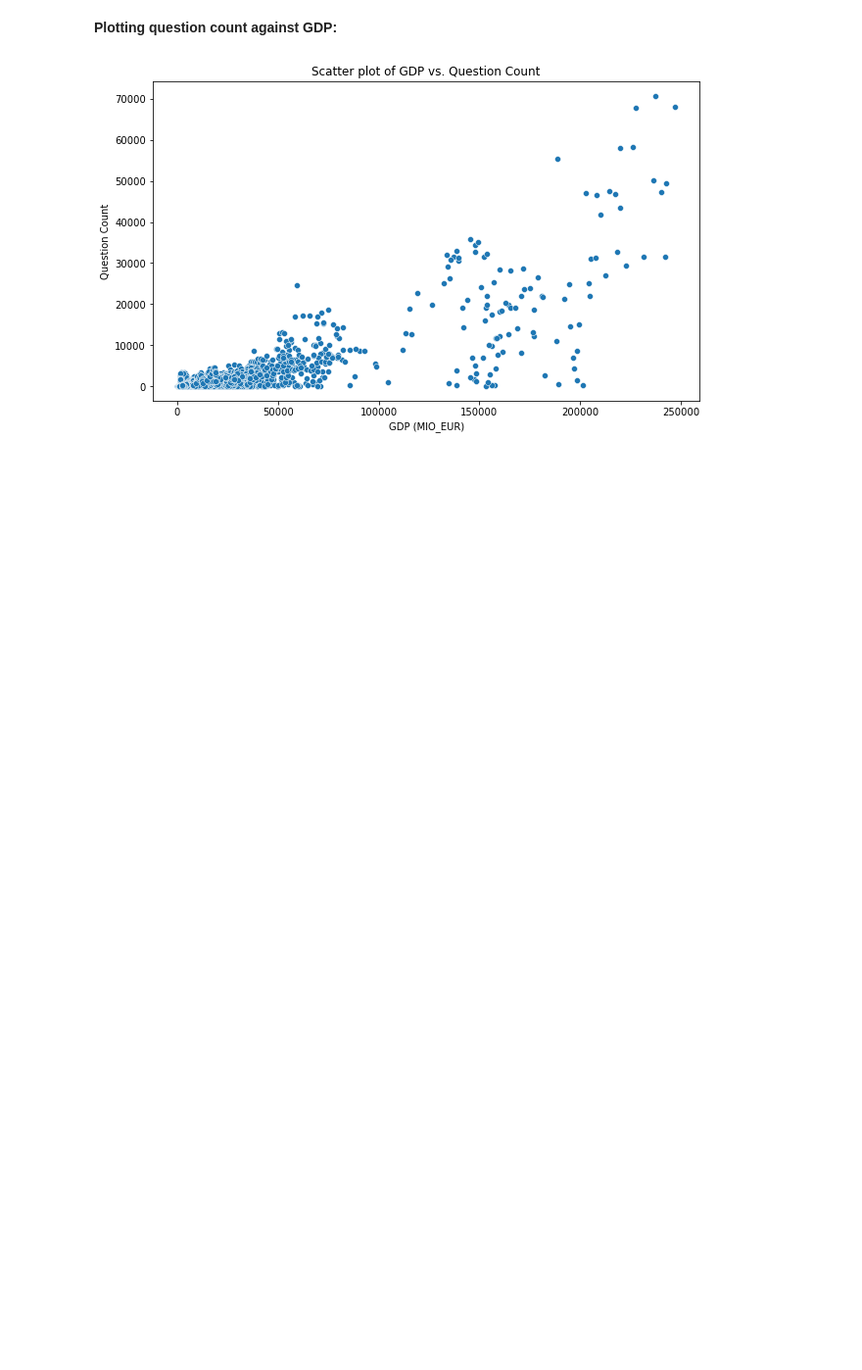
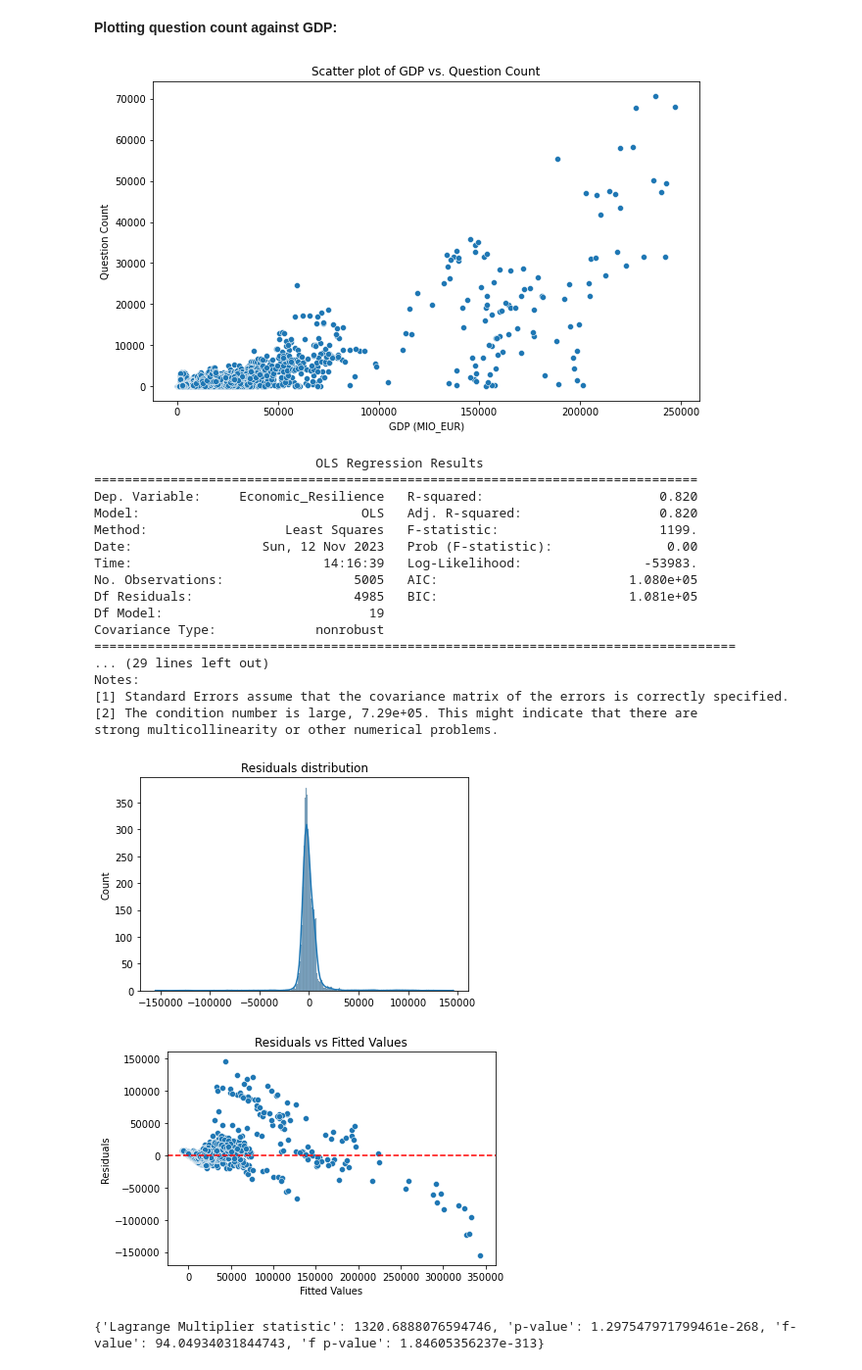
Before and after one commit to carferrom/Nova-SBE-Field-Lab, a Jupyter notebook: final_df_EDA.ipynb, the cells around one changed output. Shown: that part at 98% size. Drawn from its saved outputs; the diff is of its cells as text; code cells hidden in the pictures; blank space fills up the shorter version.

```diff
--- a/final_df_EDA.ipynb
+++ b/final_df_EDA.ipynb
@@ -221,3 +216,76 @@ plt.ylabel('Question Count')
 plt.show()
 # %% [output]
 [figure]
+# %%
+import statsmodels.api as sm
+import statsmodels.formula.api as smf
+
+# Load your dataset (assuming a CSV file)
+data = final_df
+
+# Create a Programming Literacy Index (PLI) - This is a simplistic approach
+# and should be refined based on your literature review and hypothesis
+data['PLI'] = (data['questioncount'] + data['answercount'] +
+               data['upvotecount'] - data['downvotecount'] +
+               data['commentcount'])
+
+# Choose an economic resilience indicator (e.g., GDP)
+# This also could be a composite index if needed
+data['Economic_Resilience'] = data['GDP (MIO_EUR)']
+
+# For regression analysis, you might want to control for population
+data['Population'] = data['POP (THS)']
+
+# Constructing the regression model
+# Assuming you're controlling for population, country, and using year as a fixed effect:
+model = smf.ols('Economic_Resilience ~ PLI + Population + C(country) + C(year)', data=data).fit()
+
+# View the regression results
+print(model.summary())
+
+# Diagnostic checks (for brevity, only showing homoscedasticity check)
+import matplotlib.pyplot as plt
+import seaborn as sns
+
+# Plotting the residuals
+residuals = model.resid
+fig, ax = plt.subplots()
+sns.histplot(residuals, kde=True, ax=ax)
+ax.set_title('Residuals distribution')
+plt.show()
+
+# Homoscedasticity check
+fig, ax = plt.subplots()
+sns.scatterplot(x=model.fittedvalues, y=residuals, ax=ax)
+ax.set_title('Residuals vs Fitted Values')
+ax.set_xlabel('Fitted Values')
+ax.set_ylabel('Residuals')
+plt.axhline(y=0, color='red', linestyle='--')
+plt.show()
+
+# Breusch-Pagan test for heteroskedasticity
+from statsmodels.stats.diagnostic import het_breuschpagan
+bp_test = het_breuschpagan(residuals, model.model.exog)
+labels = ['Lagrange Multiplier statistic', 'p-value', 'f-value', 'f p-value']
+print(dict(zip(labels, bp_test)))
+# %% [output]
+                             OLS Regression Results
+===============================================================================
+Dep. Variable:     Economic_Resilience   R-squared:                       0.820
+Model:                             OLS   Adj. R-squared:                  0.820
+Method:                  Least Squares   F-statistic:                     1199.
+Date:                 Sun, 12 Nov 2023   Prob (F-statistic):               0.00
+Time:                         14:16:39   Log-Likelihood:                -53983.
+No. Observations:                 5005   AIC:                         1.080e+05
+Df Residuals:                     4985   BIC:                         1.081e+05
+Df Model:                           19
+Covariance Type:             nonrobust
+====================================================================================
+... (29 lines left out)
+Notes:
+[1] Standard Errors assume that the covariance matrix of the errors is correctly specified.
+[2] The condition number is large, 7.29e+05. This might indicate that there are
+strong multicollinearity or other numerical problems.
+[figure, added]
+[figure, added]
+{'Lagrange Multiplier statistic': 1320.6888076594746, 'p-value': 1.297547971799461e-268, 'f-value': 94.04934031844743, 'f p-value': 1.84605356237e-313}
```
Also changed, not shown: parts of 6 cells of this notebook, 6 other files.
